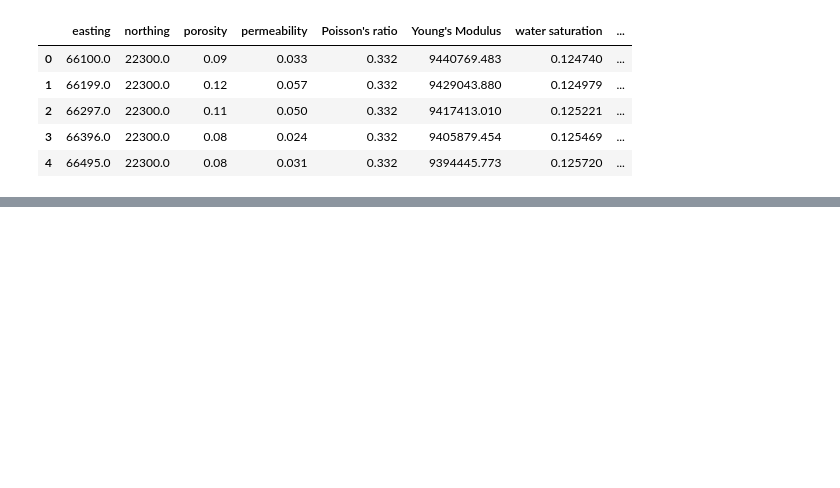
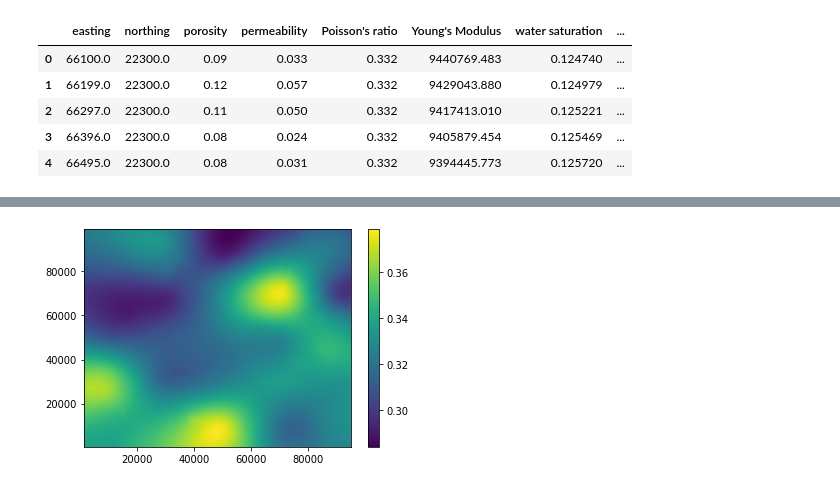
Before and after one commit to BadrBelhiti/EnergyAnalyticsFinal, a Jupyter notebook: notebooks/Modeling.ipynb, the cells around one changed output, grey strips where cells are left out. Cells and saved outputs as stored; diff of their text form; code cells hidden in the pictures; blank space fills up the shorter version.

```diff
--- a/notebooks/Modeling.ipynb
+++ b/notebooks/Modeling.ipynb
@@ -101,8 +148,10 @@ def predict_and_plot(model, feature, precision=500):
 # %%
+# poissons_model = model_poissons()
+# youngs_model = model_youngs()
+# oil_model = model_oil()
+
 porosity_model = model_porosity()
 permeability_model = model_permeability()
-poissons_model = model_poissons()
-youngs_model = model_youngs()
-oil_model = model_oil()
-cumulative_production_model = model_cumulative_production()
+
+# cumulative_production_model = model_cumulative_production()
 # %% [output]
@@ -123,0 +169,4 @@ predict_and_plot(cumulative_production_model, 'cumulative production')
+# %%
+predict_and_plot_verde(poissons_model, 'Poisson\'s Ratio')
+# %% [output]
+[figure, added]
```
Also changed, not shown: parts of 17 cells of this notebook.
